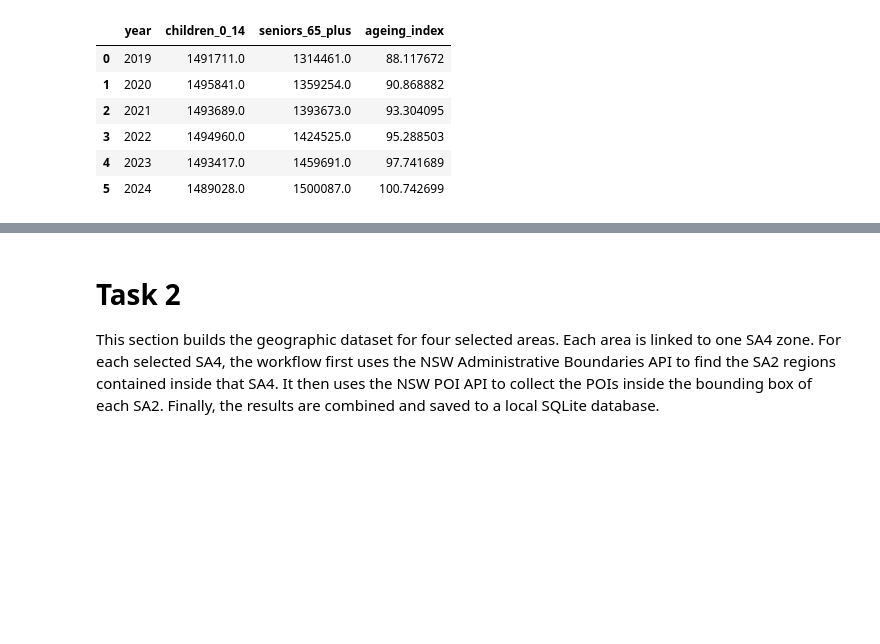
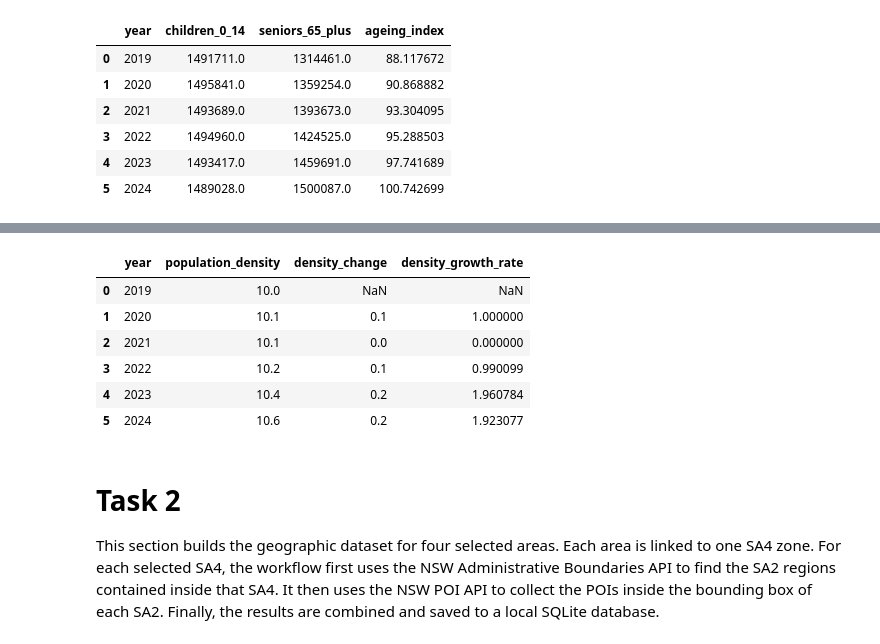
Before and after one commit to felix971/DATA2001_G56, a Jupyter notebook: data2001-版本2.ipynb, the cells around one changed output, grey strips where cells are left out. Cells and saved outputs as stored; diff of their text form; code cells hidden in the pictures; blank space fills up the shorter version.

```diff
--- a/data2001-版本2.ipynb
+++ b/data2001-版本2.ipynb
@@ -996,3 +1042,25 @@ print(f"5. Population density (persons/km²): {density_year1} {density_1:.1f}
+# %%
+housing_density_growth_df = (
+    task1_analysis_df[task1_analysis_df["measure_code"] == "ERP_21"]
+    [["year", "value"]]
+    .rename(columns={"value": "population_density"})
+    .sort_values("year")
+    .reset_index(drop=True)
+)
+housing_density_growth_df["density_change"] = housing_density_growth_df["population_density"].diff()
+housing_density_growth_df["density_growth_rate"] = (
+    housing_density_growth_df["population_density"].pct_change() * 100
+)
+
+display(housing_density_growth_df)
+# %% [output]
+|  | year | population_density | density_change | density_growth_rate |
+| 0 | 2019 | 10.0 | NaN | NaN |
+| 1 | 2020 | 10.1 | 0.1 | 1.000000 |
+| 2 | 2021 | 10.1 | 0.0 | 0.000000 |
+| 3 | 2022 | 10.2 | 0.1 | 0.990099 |
+| 4 | 2023 | 10.4 | 0.2 | 1.960784 |
+| 5 | 2024 | 10.6 | 0.2 | 1.923077 |
 # %% [markdown]
 # Task 2
 
```
Also changed, not shown: parts of 31 cells of this notebook.
